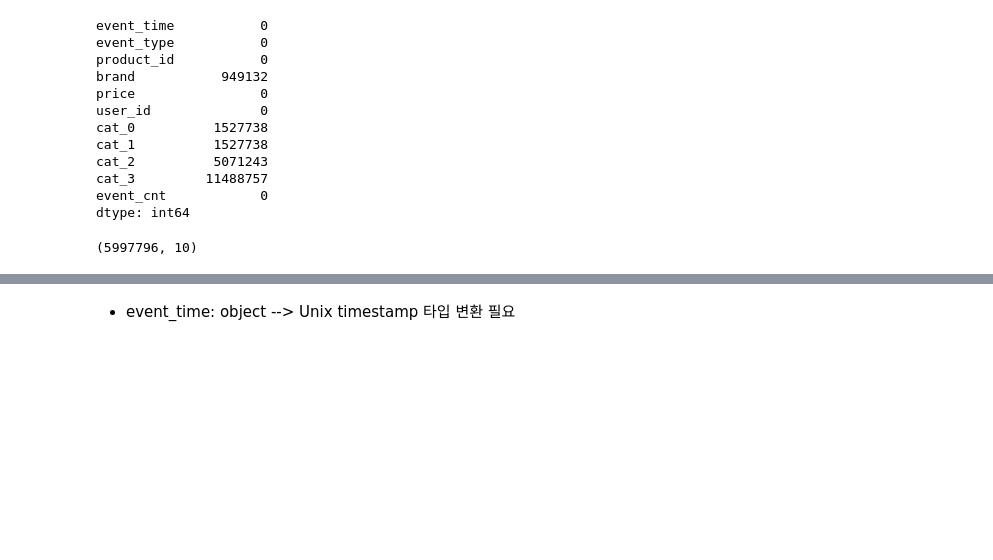
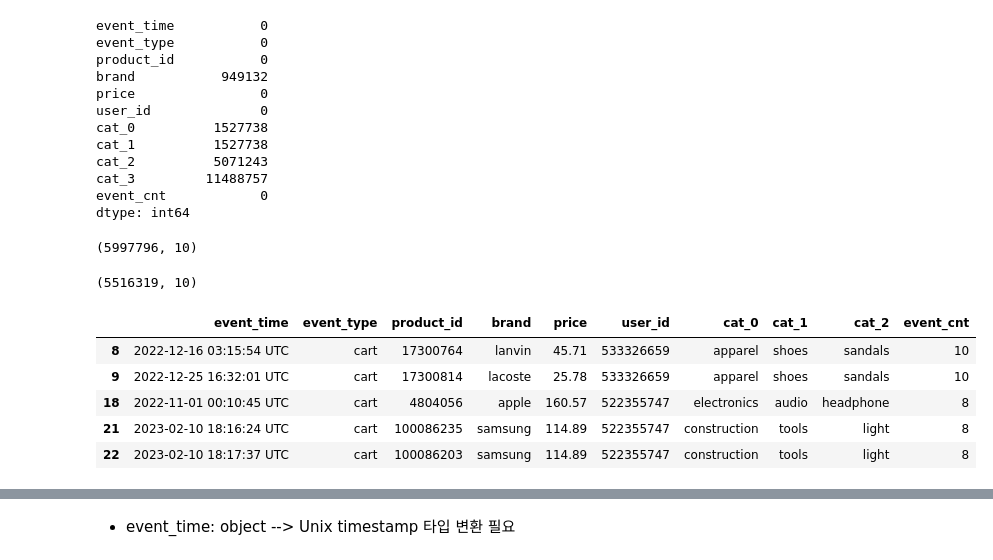
Before and after one commit to woohwan/osung-mart, a Jupyter notebook: personalize/1. user-interactions-clean.ipynb, the cells around one changed output, grey strips where cells are left out. Drawn from its saved outputs; the diff is of its cells as text; code cells hidden in the pictures; blank space fills up the shorter version.

```diff
--- a/personalize/1. user-interactions-clean.ipynb
+++ b/personalize/1. user-interactions-clean.ipynb
@@ -91,2 +94,13 @@ user_interactions_df.shape
+# %%
+print(user_interactions_df.shape)
+user_interactions_df.head()
+# %% [output]
+(5516319, 10)
+|  | event_time | event_type | product_id | brand | price | user_id | cat_0 | cat_1 | cat_2 | event_cnt |
+| 8 | 2022-12-16 03:15:54 UTC | cart | 17300764 | lanvin | 45.71 | 533326659 | apparel | shoes | sandals | 10 |
+| 9 | 2022-12-25 16:32:01 UTC | cart | 17300814 | lacoste | 25.78 | 533326659 | apparel | shoes | sandals | 10 |
+| 18 | 2022-11-01 00:10:45 UTC | cart | 4804056 | apple | 160.57 | 522355747 | electronics | audio | headphone | 8 |
+| 21 | 2023-02-10 18:16:24 UTC | cart | 100086235 | samsung | 114.89 | 522355747 | construction | tools | light | 8 |
+| 22 | 2023-02-10 18:17:37 UTC | cart | 100086203 | samsung | 114.89 | 522355747 | construction | tools | light | 8 |
 # %%
 #  Null 값 확인
```
Also changed, not shown: parts of 7 cells of this notebook, 2 other files.
